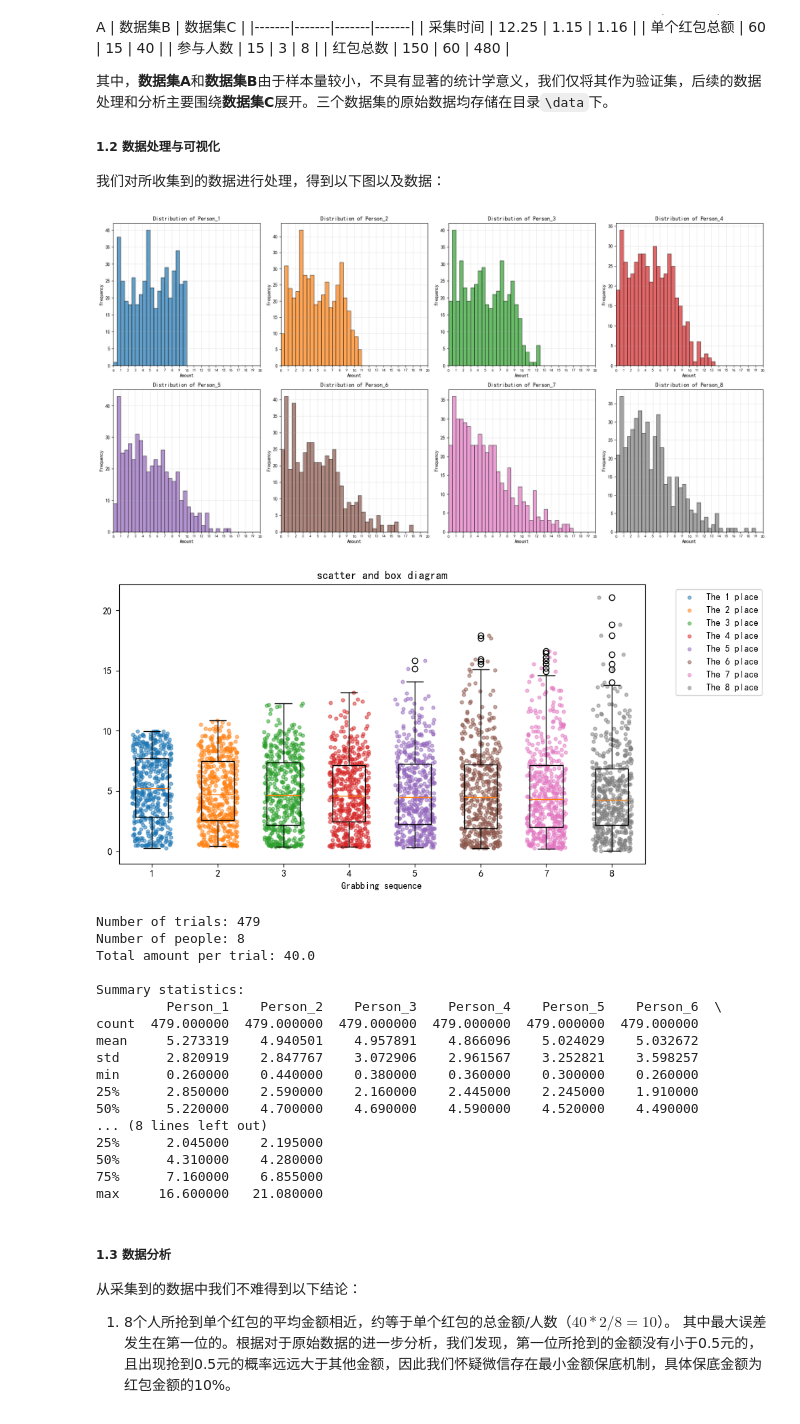
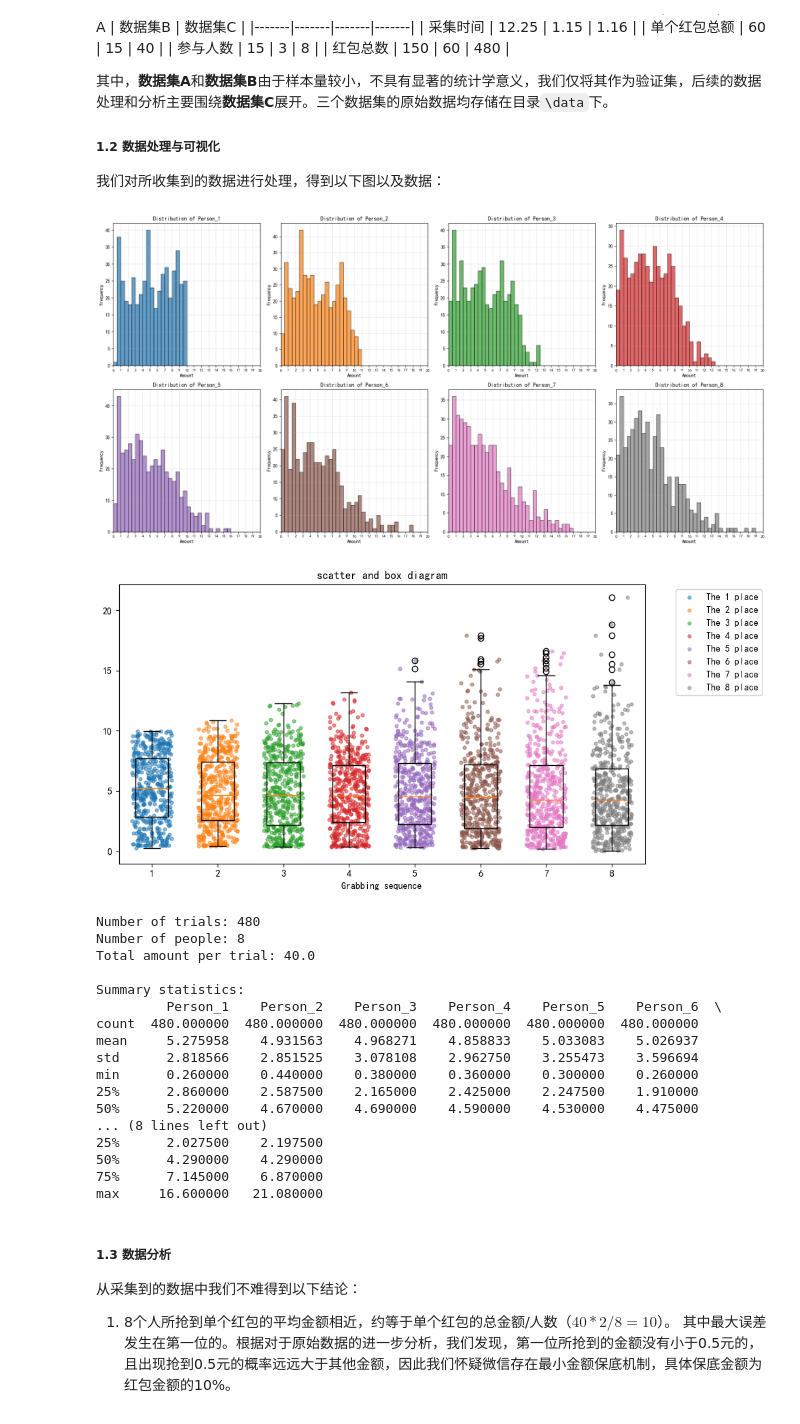
Before and after one commit to WjNaG2/SI140-RedEnvelope, a Jupyter notebook: pro3-1.ipynb, the cells around one changed output. Cells and saved outputs as stored; diff of their text form; code cells hidden in the pictures.

```diff
--- a/pro3-1.ipynb
+++ b/pro3-1.ipynb
@@ -44,7 +44,7 @@ path = "data/real_480.csv"
 raw = pd.read_csv(path)
 
 # 获取数据（跳过表头行）
-data = raw.iloc[1:].reset_index(drop=True)
+data = raw.iloc[0:].reset_index(drop=True)
 
 # 获取参数
 number = data.shape[0]  # 样本数量
@@ -107,50 +107,50 @@ col_width = 0.6
 marker_size = 12
 
 for idx, pos in enumerate(positions):
     y = long_df[long_df["pos_id"] == pos]["amount"].values
     n = len(y)
     if n == 0:
         continue
     # 在列范围内均匀随机分布 x，避免集中在同一竖线
     left = pos - col_width / 2 + 1e-6
     right = pos + col_width / 2 - 1e-6
     x = np.random.uniform(left, right, size=n)
     # 仅为第一个位置添加图例，避免重复图例项
     label = f"The {pos} place"
     plt.scatter(x, y, alpha=0.5, s=marker_size, label=label)
 
 plt.xlabel("Grabbing sequence")
 plt.ylabel("")
 plt.title("scatter and box diagram")
 plt.legend(bbox_to_anchor=(1.05, 1), loc="upper left")
 plt.tight_layout()
 plt.show()
 
 # 打印基本信息
 print(f"Number of trials: {number}")
 print(f"Number of people: {people}")
 print(f"Total amount per trial: {money}")
 print("\nSummary statistics:")
 print(data[pos_cols].describe())
 # %% [output]
 [figure]
-[figure, old version]
+[figure, new version]
-Number of trials: 479
+Number of trials: 480
 Number of people: 8
 Total amount per trial: 40.0
 
 Summary statistics:
          Person_1    Person_2    Person_3    Person_4    Person_5    Person_6  \
-count  479.000000  479.000000  479.000000  479.000000  479.000000  479.000000
-mean     5.273319    4.940501    4.957891    4.866096    5.024029    5.032672
-std      2.820919    2.847767    3.072906    2.961567    3.252821    3.598257
+count  480.000000  480.000000  480.000000  480.000000  480.000000  480.000000
+mean     5.275958    4.931563    4.968271    4.858833    5.033083    5.026937
+std      2.818566    2.851525    3.078108    2.962750    3.255473    3.596694
 min      0.260000    0.440000    0.380000    0.360000    0.300000    0.260000
-25%      2.850000    2.590000    2.160000    2.445000    2.245000    1.910000
-50%      5.220000    4.700000    4.690000    4.590000    4.520000    4.490000
+25%      2.860000    2.587500    2.165000    2.425000    2.247500    1.910000
+50%      5.220000    4.670000    4.690000    4.590000    4.530000    4.475000
 ... (8 lines left out)
-25%      2.045000    2.195000
-50%      4.310000    4.280000
-75%      7.160000    6.855000
+25%      2.027500    2.197500
+50%      4.290000    4.290000
+75%      7.145000    6.870000
 max     16.600000   21.080000
 # %% [markdown]
 ##### 1.3 数据分析
```
Also changed, not shown: parts of 2 cells of this notebook.
